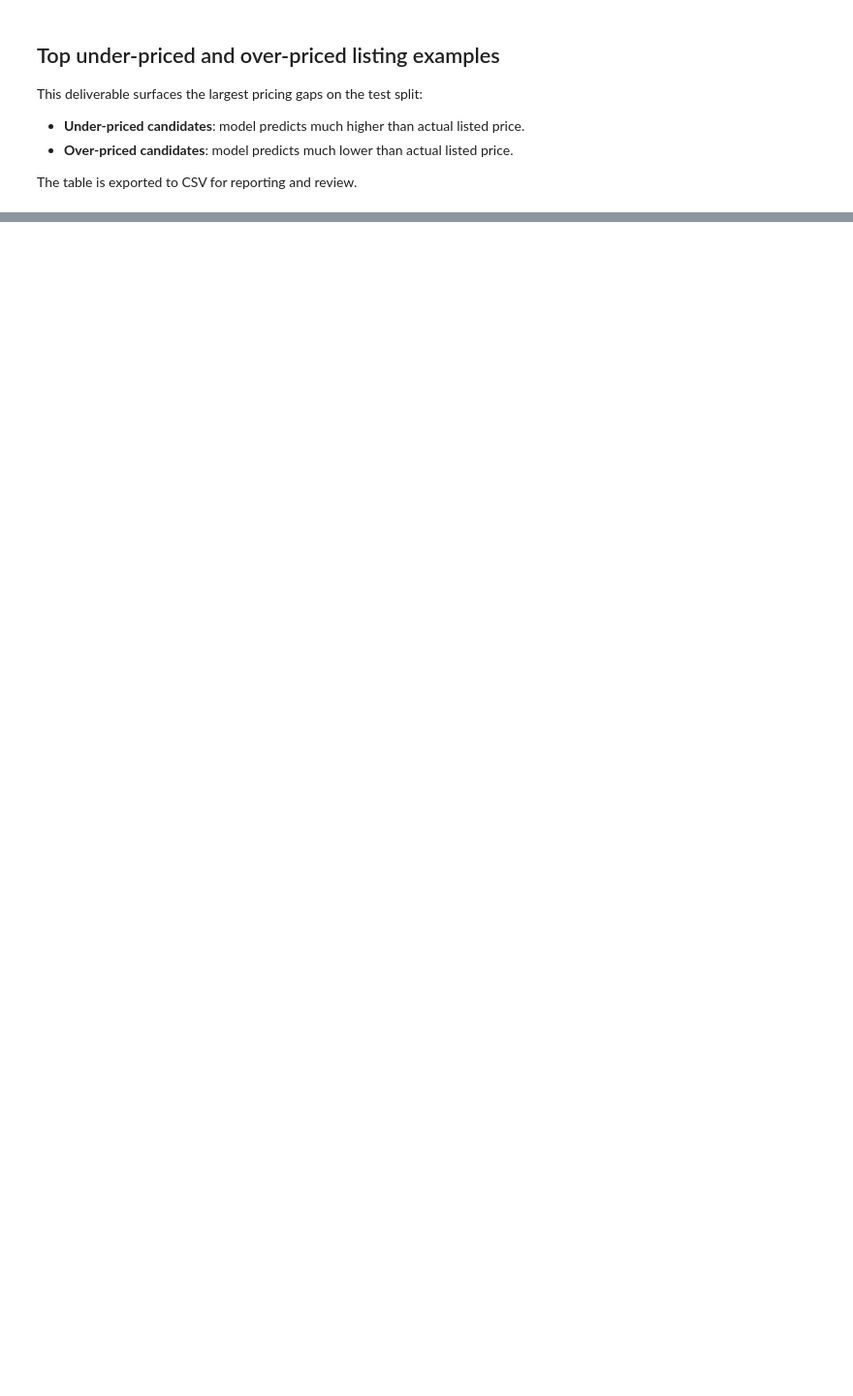
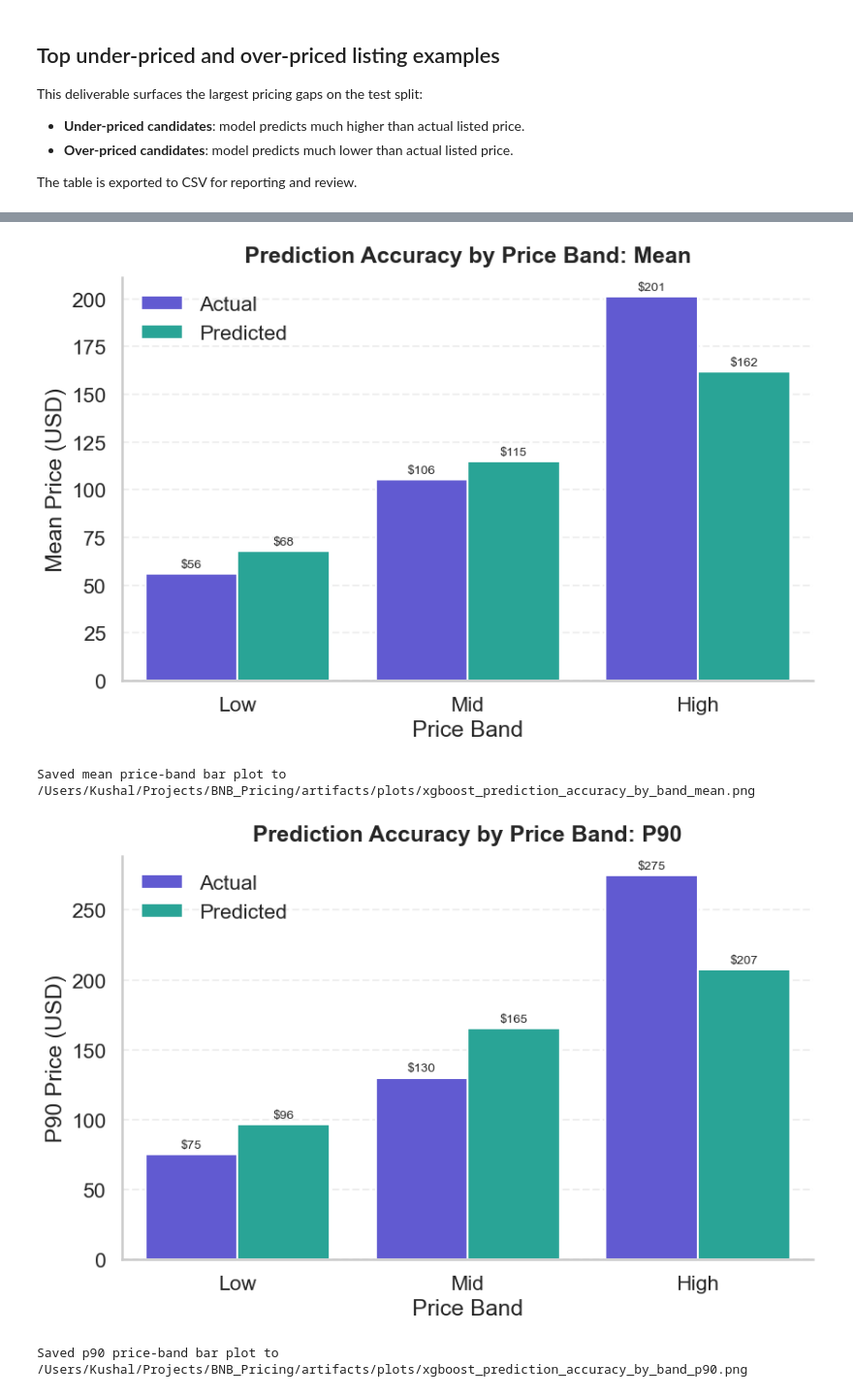
Before and after one commit to Techdude01/BNB_Pricing, a Jupyter notebook: notebooks/04_xgboost_price_band_plots.ipynb, the cells around one changed output, grey strips where cells are left out. Shown at 97% size. Saved outputs shown, nothing was run; the diff lists cells and outputs as text; code cells hidden in the pictures; blank space fills up the shorter version.

```diff
--- a/notebooks/04_xgboost_price_band_plots.ipynb
+++ b/notebooks/04_xgboost_price_band_plots.ipynb
@@ -170,33 +198,36 @@ display(top_mispriced_examples)
 # %%
-band_summary = summarize_segment(evaluation_frame, "price_band", min_rows=1).reindex(BAND_LABELS)
-print(top_price_band_warning(band_summary))
+band_summary = (
+    evaluation_frame.groupby("price_band", observed=True)
+    .apply(
+        lambda group: pd.Series(
+            {
+                "actual_mean": group["actual_price"].mean(),
+                "predicted_mean": group["predicted_price"].mean(),
+                "actual_p90": group["actual_price"].quantile(0.9),
+                "predicted_p90": group["predicted_price"].quantile(0.9),
+            }
+        ),
+        include_groups=False,
+    )
+    .reindex(BAND_LABELS)
+)
 
 mean_plot_frame = (
-    band_summary[["actual_median", "predicted_median"]]
-    .rename(columns={"actual_median": "Actual", "predicted_median": "Predicted"})
+    band_summary[["actual_mean", "predicted_mean"]]
+    .rename(columns={"actual_mean": "Actual", "predicted_mean": "Predicted"})
     .reset_index(names="Price band")
     .melt(id_vars="Price band", var_name="Series", value_name="Price")
 )
 
-rmse_plot_frame = (
-    band_summary[["mae", "rmse", "log_rmse", "prediction_ratio", "mape"]]
-    .reset_index(names="Price band")
-)
-
-p90_summary = (
-    evaluation_frame.groupby("price_band", observed=True)
-    .agg(
-        actual_p90=("actual_price", lambda values: values.quantile(0.9)),
-        predicted_p90=("predicted_price", lambda values: values.quantile(0.9)),
-    )
-    .reindex(BAND_LABELS)
-)
 p90_plot_frame = (
-    p90_summary[["actual_p90", "predicted_p90"]]
+    band_summary[["actual_p90", "predicted_p90"]]
     .rename(columns={"actual_p90": "Actual", "predicted_p90": "Predicted"})
     .reset_index(names="Price band")
     .melt(id_vars="Price band", var_name="Series", value_name="Price")
 )
+
+mean_plot_path = PLOTS_DIR / "xgboost_prediction_accuracy_by_band_mean.png"
+p90_plot_path = PLOTS_DIR / "xgboost_prediction_accuracy_by_band_p90.png"
 
 sns.set_theme(style="whitegrid", context="talk")
 palette = {"Actual": "#4F46E5", "Predicted": "#14B8A6"}
@@ -207,47 +238,49 @@ mean_bar_plot = sns.barplot(
     x="Price band",
     y="Price",
     hue="Series",
-    order=BAND_LABELS,
     palette=palette,
     ax=axis_mean,
 )
 for container in mean_bar_plot.containers:
     axis_mean.bar_label(container, fmt="$%.0f", padding=3, fontsize=10)
-axis_mean.set_title("Prediction Accuracy by Actual Price Band: Median", pad=12, fontweight="semibold")
-axis_mean.set_xlabel("Actual Price Band")
-axis_mean.set_ylabel("Median Price (USD)")
+axis_mean.set_title("Prediction Accuracy by Price Band: Mean", pad=12, fontweight="semibold")
+axis_mean.set_xlabel("Price Band")
+axis_mean.set_ylabel("Mean Price (USD)")
 axis_mean.legend(title="", frameon=False, loc="upper left")
 axis_mean.spines["top"].set_visible(False)
 axis_mean.spines["right"].set_visible(False)
 axis_mean.grid(axis="y", linestyle="--", alpha=0.3)
 fig_mean.tight_layout()
-fig_mean.savefig(MEAN_BAND_BAR_PLOT_PATH, dpi=220, bbox_inches="tight")
+fig_mean.savefig(mean_plot_path, dpi=220, bbox_inches="tight")
 plt.show()
-print(f"Saved median price-band bar plot to {MEAN_BAND_BAR_PLOT_PATH}")
+print(f"Saved mean price-band bar plot to {mean_plot_path}")
 
 fig_p90, axis_p90 = plt.subplots(figsize=(9, 6))
 p90_bar_plot = sns.barplot(
     data=p90_plot_frame,
     x="Price band",
     y="Price",
     hue="Series",
-    order=BAND_LABELS,
     palette=palette,
     ax=axis_p90,
 )
 for container in p90_bar_plot.containers:
     axis_p90.bar_label(container, fmt="$%.0f", padding=3, fontsize=10)
-axis_p90.set_title("Prediction Accuracy by Actual Price Band: P90", pad=12, fontweight="semibold")
-axis_p90.set_xlabel("Actual Price Band")
+axis_p90.set_title("Prediction Accuracy by Price Band: P90", pad=12, fontweight="semibold")
+axis_p90.set_xlabel("Price Band")
 axis_p90.set_ylabel("P90 Price (USD)")
 axis_p90.legend(title="", frameon=False, loc="upper left")
 axis_p90.spines["top"].set_visible(False)
 axis_p90.spines["right"].set_visible(False)
 axis_p90.grid(axis="y", linestyle="--", alpha=0.3)
 fig_p90.tight_layout()
-fig_p90.savefig(P90_BAND_BAR_PLOT_PATH, dpi=220, bbox_inches="tight")
+fig_p90.savefig(p90_plot_path, dpi=220, bbox_inches="tight")
 plt.show()
-print(f"Saved p90 price-band bar plot to {P90_BAND_BAR_PLOT_PATH}")
+print(f"Saved p90 price-band bar plot to {p90_plot_path}")
 
-display(rmse_plot_frame)
 band_summary
+# %% [output]
+[figure, added]
+Saved mean price-band bar plot to /Users/Kushal/Projects/BNB_Pricing/artifacts/plots/xgboost_prediction_accuracy_by_band_mean.png
+[figure, added]
+Saved p90 price-band bar plot to /Users/Kushal/Projects/BNB_Pricing/artifacts/plots/xgboost_prediction_accuracy_by_band_p90.png
```
Also changed, not shown: parts of 7 cells of this notebook, 16 other files.
